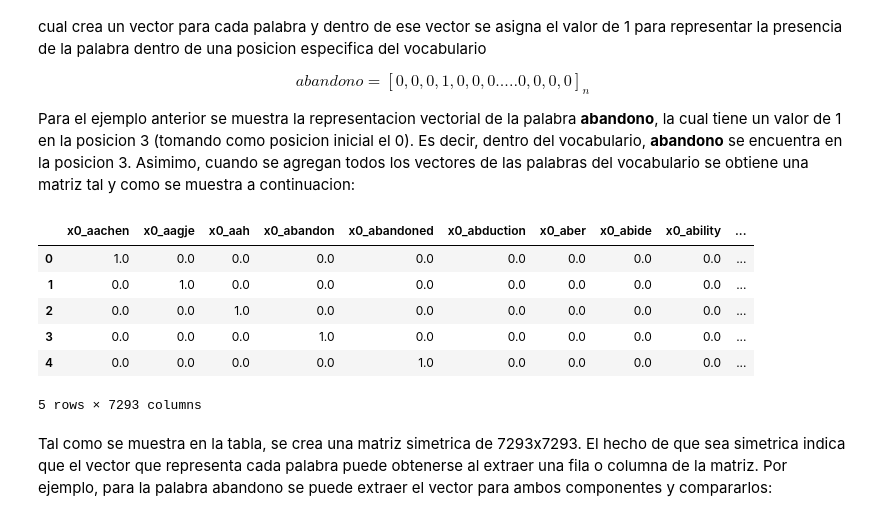
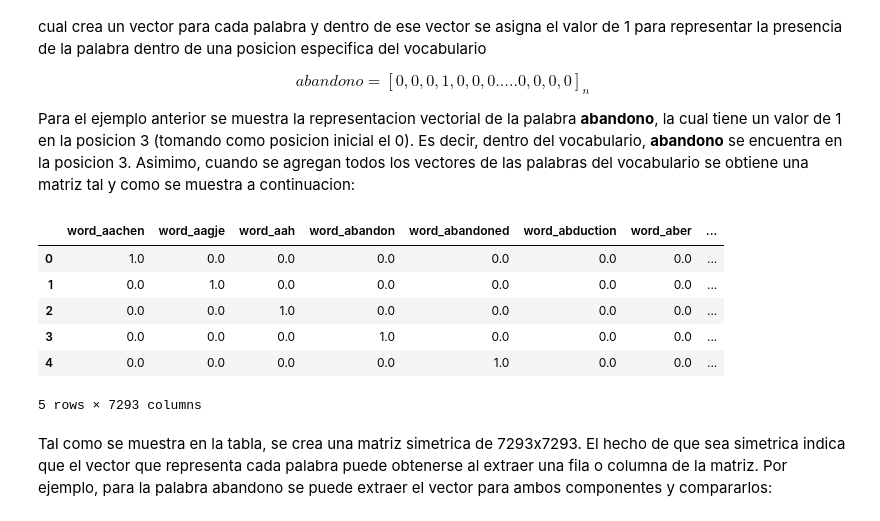
Before and after one commit to j220493/Word-Embedding, a Jupyter notebook: main.ipynb, the cells around one changed output. Cells and saved outputs as stored; diff of their text form; code cells hidden in the pictures.

```diff
--- a/main.ipynb
+++ b/main.ipynb
@@ -123,16 +124,17 @@ Para el ejemplo anterior se muestra la representacion vectorial de la palabra **
 # %%
 # Aplicando OHE
 OHE = OneHotEncoder(handle_unknown='ignore')
-OHE.fit(np.reshape(voc, (-1, 1)))
-embeddingOHE = pd.DataFrame(OHE.transform(np.reshape(voc, (-1, 1))).toarray(), columns=OHE.get_feature_names_out())
+words = pd.DataFrame(voc, columns=['word'])
+embeddingOHE = OHE.fit_transform(words).toarray()
+embeddingOHE = pd.DataFrame(embeddingOHE, columns=OHE.get_feature_names_out())
 embeddingOHE.head()
 # %% [output]
-|  | x0_aachen | x0_aagje | x0_aah | x0_abandon | x0_abandoned | x0_abduction | x0_aber | x0_abide | x0_ability | ... |
-| 0 | 1.0 | 0.0 | 0.0 | 0.0 | 0.0 | 0.0 | 0.0 | 0.0 | 0.0 | ... |
-| 1 | 0.0 | 1.0 | 0.0 | 0.0 | 0.0 | 0.0 | 0.0 | 0.0 | 0.0 | ... |
-| 2 | 0.0 | 0.0 | 1.0 | 0.0 | 0.0 | 0.0 | 0.0 | 0.0 | 0.0 | ... |
-| 3 | 0.0 | 0.0 | 0.0 | 1.0 | 0.0 | 0.0 | 0.0 | 0.0 | 0.0 | ... |
-| 4 | 0.0 | 0.0 | 0.0 | 0.0 | 1.0 | 0.0 | 0.0 | 0.0 | 0.0 | ... |
+|  | word_aachen | word_aagje | word_aah | word_abandon | word_abandoned | word_abduction | word_aber | ... |
+| 0 | 1.0 | 0.0 | 0.0 | 0.0 | 0.0 | 0.0 | 0.0 | ... |
+| 1 | 0.0 | 1.0 | 0.0 | 0.0 | 0.0 | 0.0 | 0.0 | ... |
+| 2 | 0.0 | 0.0 | 1.0 | 0.0 | 0.0 | 0.0 | 0.0 | ... |
+| 3 | 0.0 | 0.0 | 0.0 | 1.0 | 0.0 | 0.0 | 0.0 | ... |
+| 4 | 0.0 | 0.0 | 0.0 | 0.0 | 1.0 | 0.0 | 0.0 | ... |
 5 rows × 7293 columns
 # %% [markdown]
 Tal como se muestra en la tabla, se crea una matriz simetrica de 7293x7293. El hecho de que sea simetrica indica que el vector que representa cada palabra puede obtenerse al extraer una fila o columna de la matriz. Por ejemplo, para la palabra abandono se puede extraer el vector para ambos componentes y compararlos:
```
Also changed, not shown: parts of 8 cells of this notebook.
